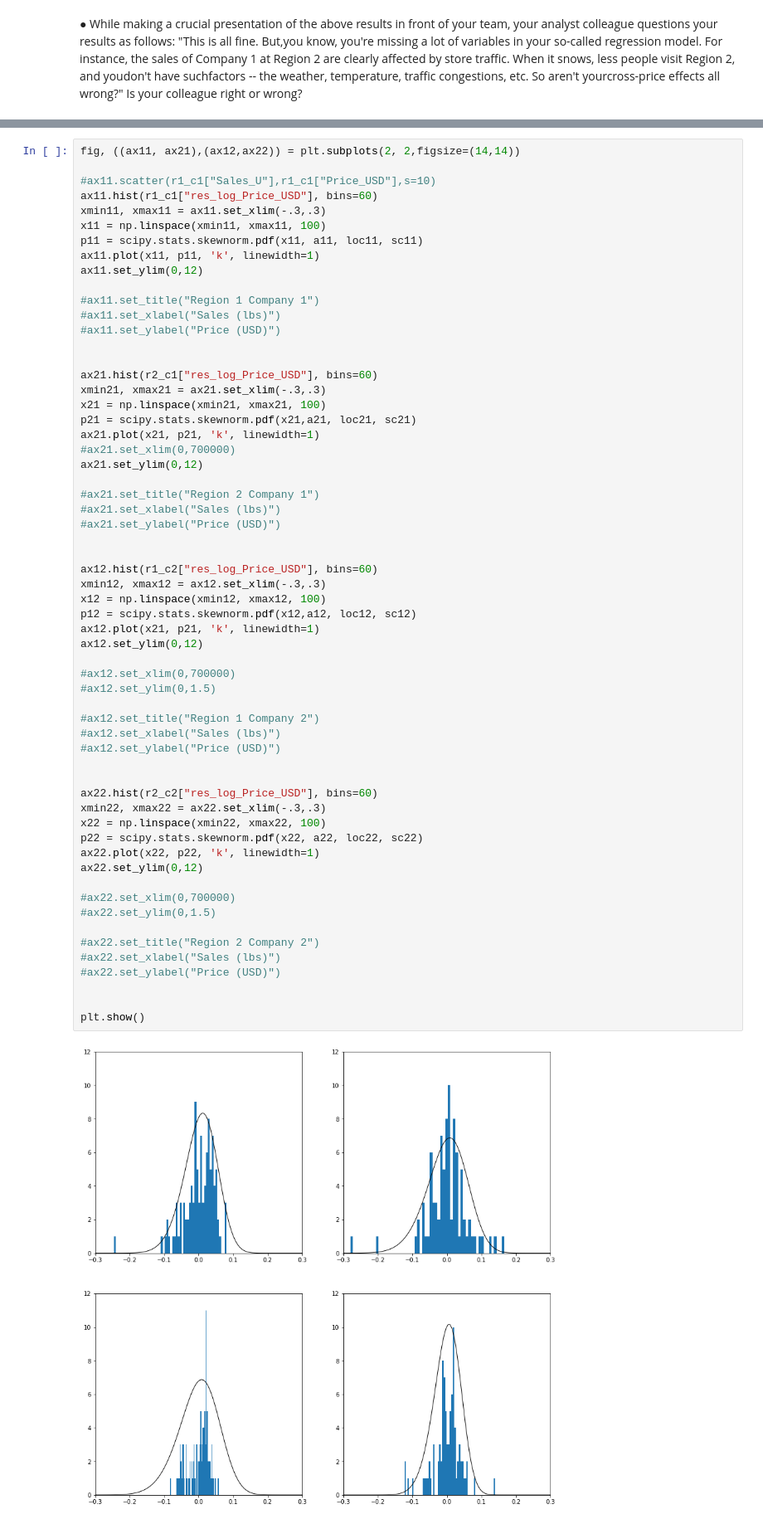
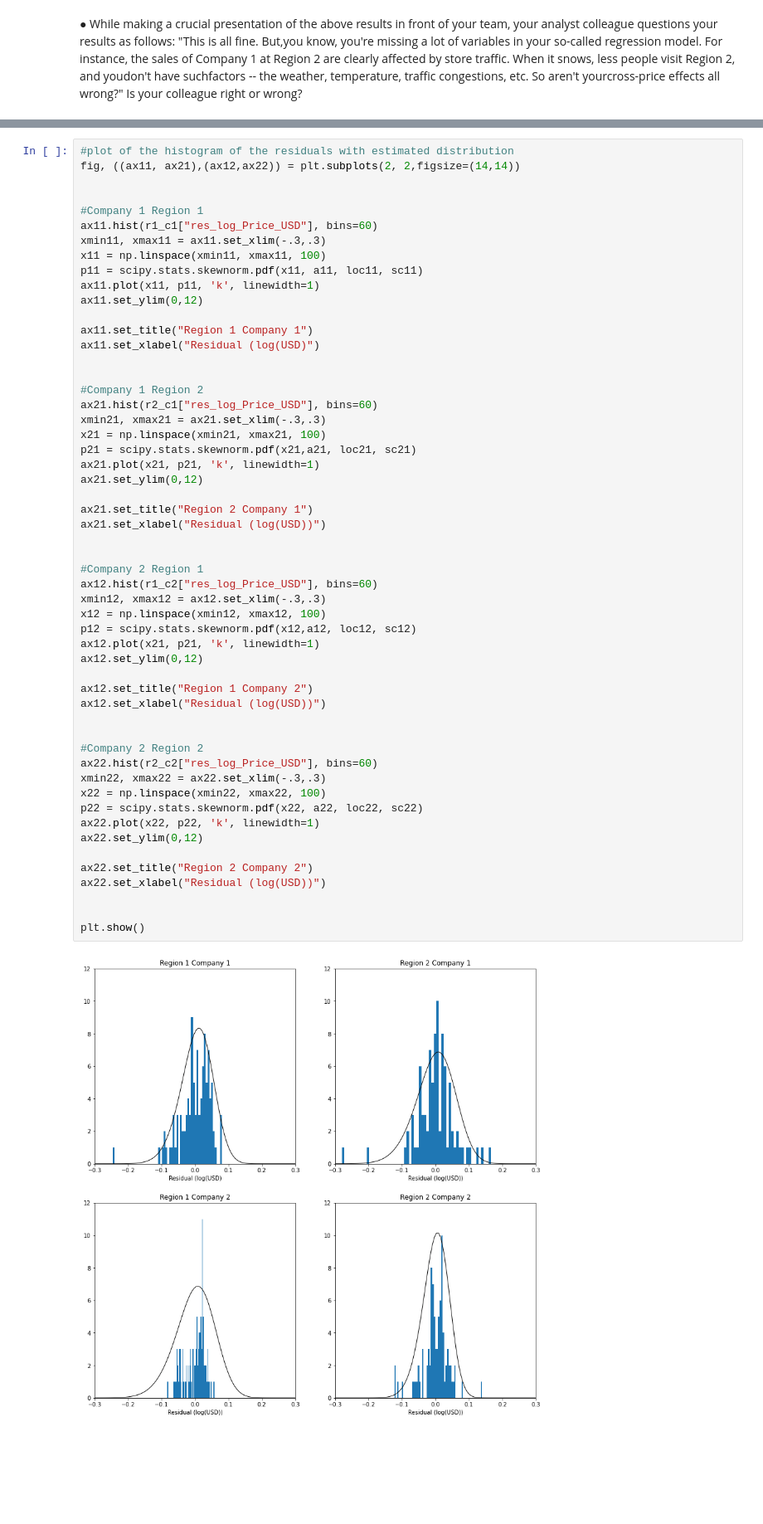
Before and after one commit to hinojosaad/Damavis-Challenge, a Jupyter notebook: Damavis Data Science Challenge.ipynb, the cells around one changed output, grey strips where cells are left out. Shown at 83% size. Drawn from its saved outputs; the diff is of its cells as text; blank space fills up the shorter version.

```diff
--- a/Damavis Data Science Challenge.ipynb
+++ b/Damavis Data Science Challenge.ipynb
@@ -662,7 +639,9 @@ We plot the histograms of the residuals together with the curve of the d
 # %%
+#plot of the histogram of the residuals with estimated distribution
 fig, ((ax11, ax21),(ax12,ax22)) = plt.subplots(2, 2,figsize=(14,14))
 
-#ax11.scatter(r1_c1["Sales_U"],r1_c1["Price_USD"],s=10)
+
+#Company 1 Region 1
 ax11.hist(r1_c1["res_log_Price_USD"], bins=60)
 xmin11, xmax11 = ax11.set_xlim(-.3,.3)
 x11 = np.linspace(xmin11, xmax11, 100)
@@ -670,54 +649,46 @@ p11 = scipy.stats.skewnorm.pdf(x11, a11, loc11, sc11)
 ax11.plot(x11, p11, 'k', linewidth=1)
 ax11.set_ylim(0,12)
 
-#ax11.set_title("Region 1 Company 1")
-#ax11.set_xlabel("Sales (lbs)")
-#ax11.set_ylabel("Price (USD)")
+ax11.set_title("Region 1 Company 1")
+ax11.set_xlabel("Residual (log(USD)")
 
 
+#Company 1 Region 2
 ax21.hist(r2_c1["res_log_Price_USD"], bins=60)
 xmin21, xmax21 = ax21.set_xlim(-.3,.3)
 x21 = np.linspace(xmin21, xmax21, 100)
 p21 = scipy.stats.skewnorm.pdf(x21,a21, loc21, sc21)
 ax21.plot(x21, p21, 'k', linewidth=1)
-#ax21.set_xlim(0,700000)
 ax21.set_ylim(0,12)
 
-#ax21.set_title("Region 2 Company 1")
-#ax21.set_xlabel("Sales (lbs)")
-#ax21.set_ylabel("Price (USD)")
+ax21.set_title("Region 2 Company 1")
+ax21.set_xlabel("Residual (log(USD))")
 
 
+#Company 2 Region 1
 ax12.hist(r1_c2["res_log_Price_USD"], bins=60)
 xmin12, xmax12 = ax12.set_xlim(-.3,.3)
 x12 = np.linspace(xmin12, xmax12, 100)
 p12 = scipy.stats.skewnorm.pdf(x12,a12, loc12, sc12)
 ax12.plot(x21, p21, 'k', linewidth=1)
 ax12.set_ylim(0,12)
 
-#ax12.set_xlim(0,700000)
-#ax12.set_ylim(0,1.5)
-
-#ax12.set_title("Region 1 Company 2")
-#ax12.set_xlabel("Sales (lbs)")
-#ax12.set_ylabel("Price (USD)")
+ax12.set_title("Region 1 Company 2")
+ax12.set_xlabel("Residual (log(USD))")
 
 
+#Company 2 Region 2
 ax22.hist(r2_c2["res_log_Price_USD"], bins=60)
 xmin22, xmax22 = ax22.set_xlim(-.3,.3)
 x22 = np.linspace(xmin22, xmax22, 100)
 p22 = scipy.stats.skewnorm.pdf(x22, a22, loc22, sc22)
 ax22.plot(x22, p22, 'k', linewidth=1)
 ax22.set_ylim(0,12)
 
-#ax22.set_xlim(0,700000)
-#ax22.set_ylim(0,1.5)
-
-#ax22.set_title("Region 2 Company 2")
-#ax22.set_xlabel("Sales (lbs)")
-#ax22.set_ylabel("Price (USD)")
+ax22.set_title("Region 2 Company 2")
+ax22.set_xlabel("Residual (log(USD))")
 
 
 plt.show()
 # %% [output]
-[figure, old version]
+[figure, new version]
```
Also changed, not shown: parts of 28 cells of this notebook.
